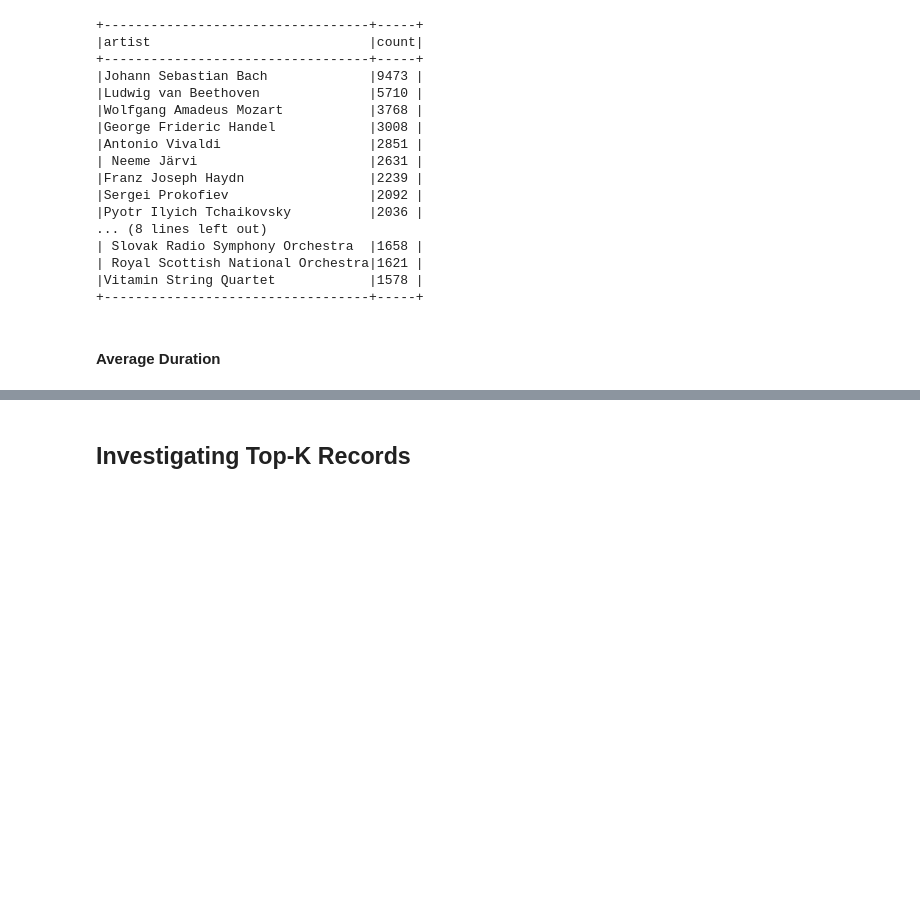
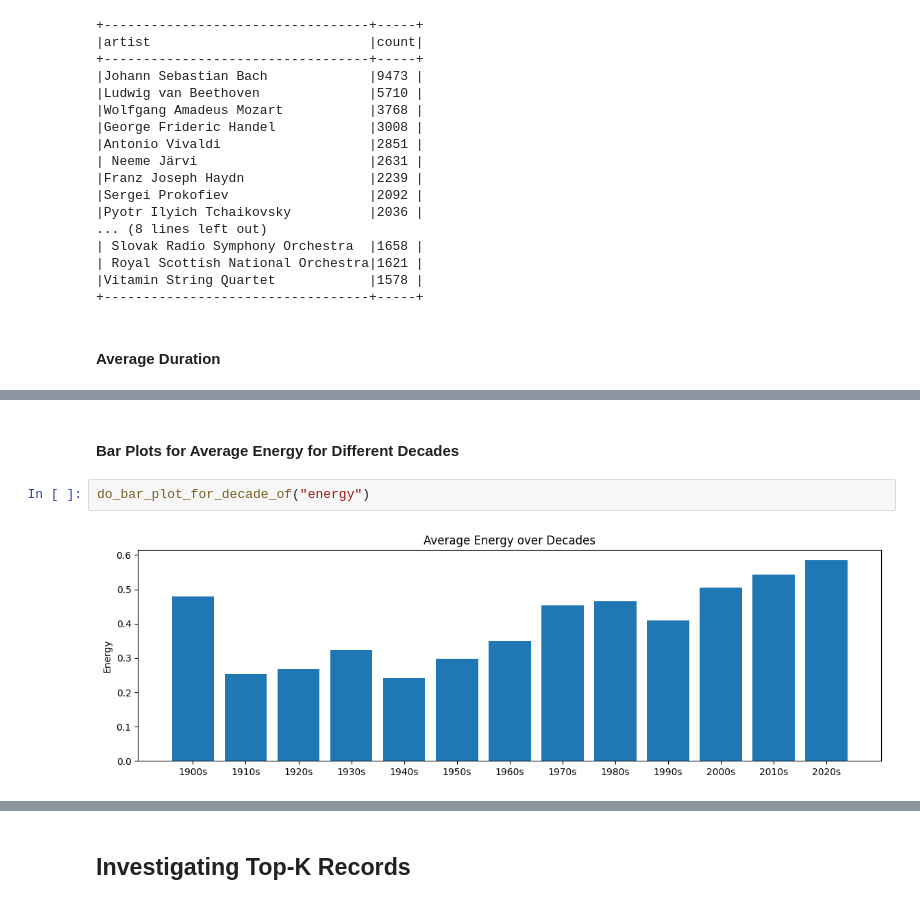
Before and after one commit to ALotov2000/Data_Science-CA3-pyspark-starter, a Jupyter notebook: main.ipynb, the cells around one changed output, grey strips where cells are left out. Drawn from its saved outputs; the diff is of its cells as text; blank space fills up the shorter version.

```diff
--- a/main.ipynb
+++ b/main.ipynb
@@ -223,0 +259,6 @@ final_df.show(5)
+# %% [markdown]
+#### Bar Plots for Average Energy for Different Decades
+# %%
+do_bar_plot_for_decade_of("energy")
+# %% [output]
+[figure, added]
```
Also changed, not shown: parts of 18 cells of this notebook.
